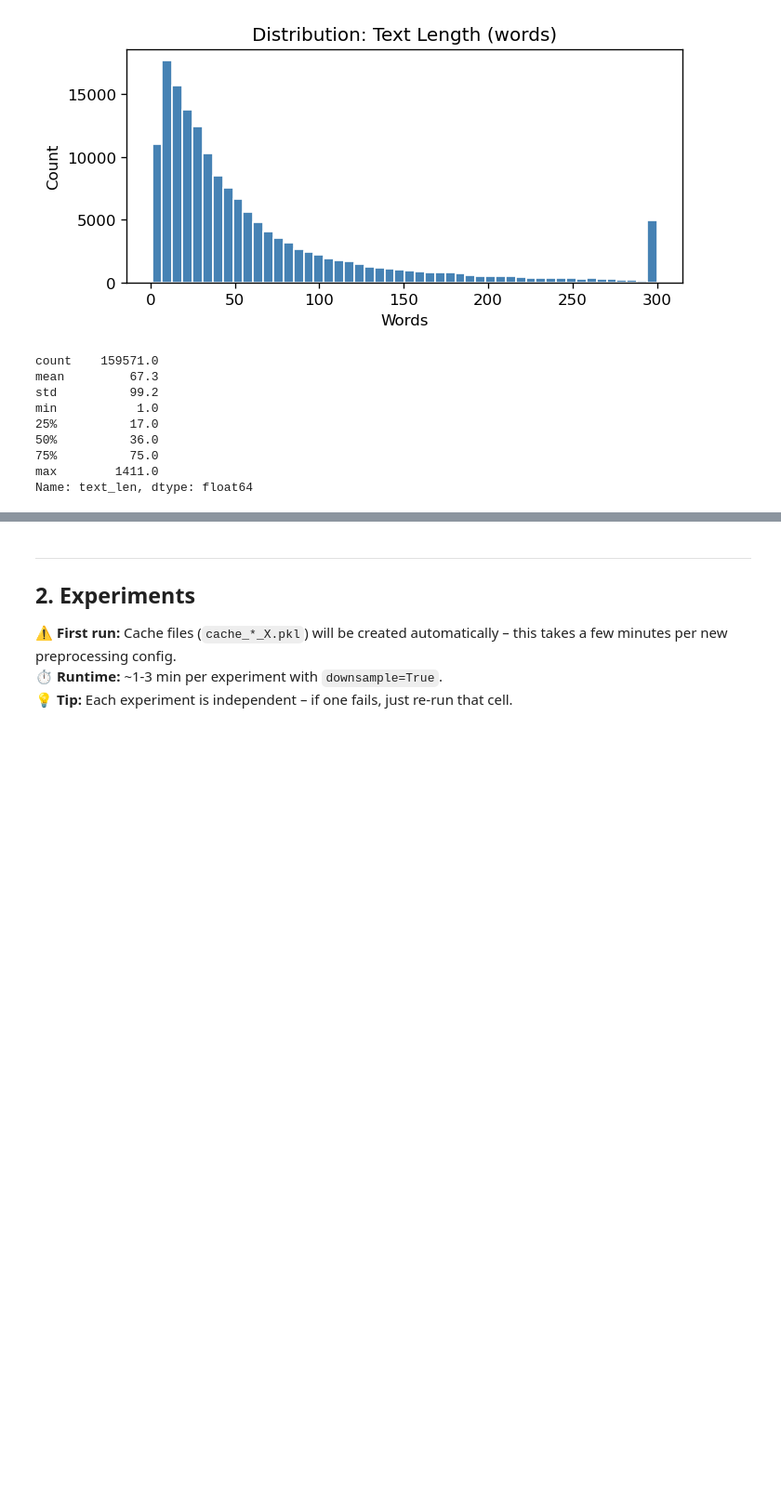
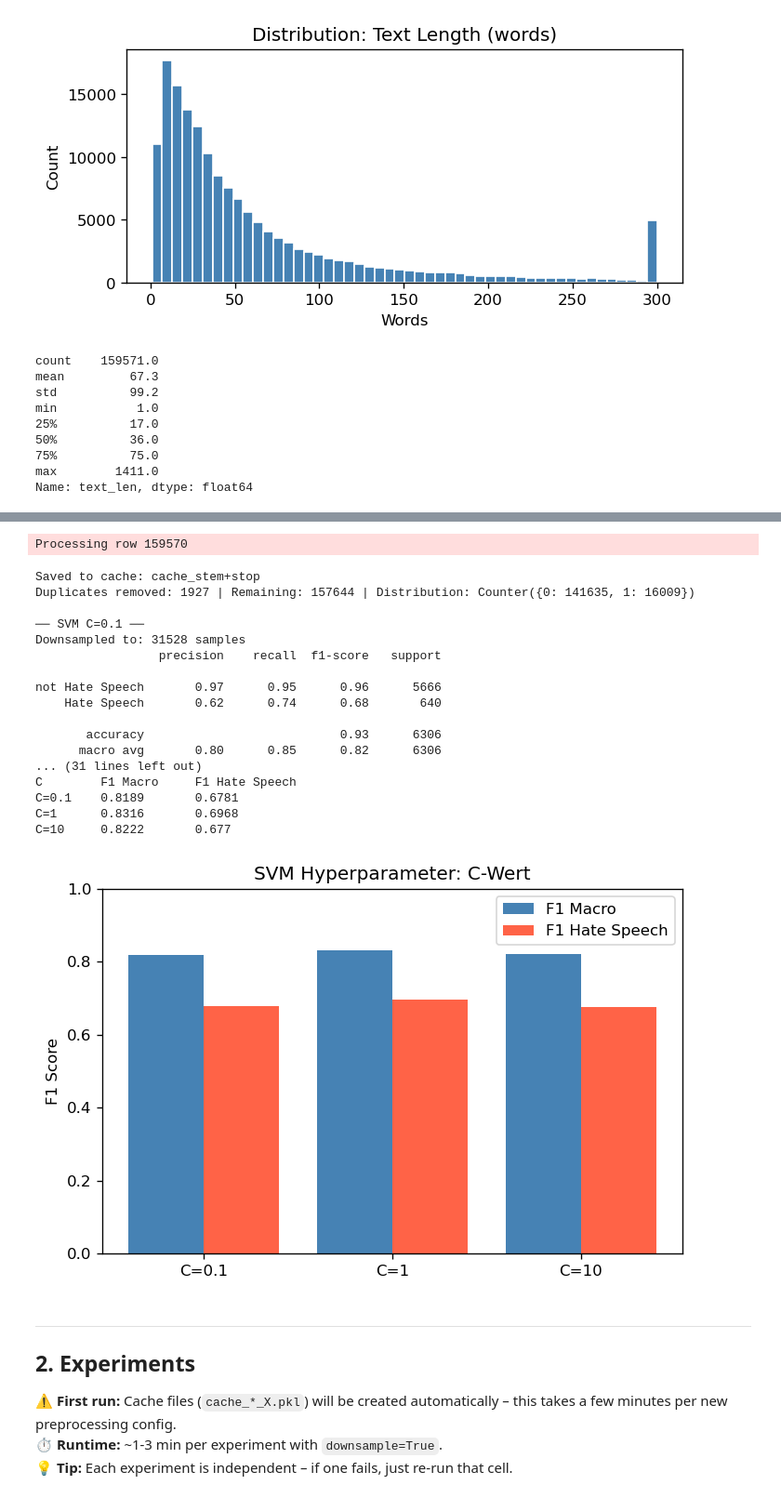
Before and after one commit to sarruja/NLP-Project1, a Jupyter notebook: project1_pipeline.ipynb, the cells around one changed output, grey strips where cells are left out. Shown at 93% size. Cells and saved outputs as stored; diff of their text form; code cells hidden in the pictures; blank space fills up the shorter version.

```diff
--- a/project1_pipeline.ipynb
+++ b/project1_pipeline.ipynb
@@ -122,3 +167,70 @@ Name: text_len, dtype: float64
+# %%
+# ─────────────────────────────────────────────
+# HYPERPARAMETER EXPERIMENT – SVM mit C=0.1, 1, 10
+# ─────────────────────────────────────────────
+from sklearn.svm import SVC
+
+# Daten und Vectorizer (Baseline-Setting)
+X_hp, Y_hp = load_and_preprocess(
+    train_file,
+    preprocess_fn=lambda t: preprocess(t, remove_stopwords=True, remove_numbers=True, do_stem=True),
+    cache_path='cache_stem+stop'
+)
+
+C_values = [0.1, 1, 10]
+hp_results = {}
+
+for C in C_values:
+    print(f"\n── SVM C={C} ──")
+    vectorizer = get_vectorizer('tfidf', max_features=1000)
+    model = SVC(C=C, class_weight='balanced', random_state=42)
+    hp_results[f'C={C}'] = run_experiment(X_hp, Y_hp, vectorizer, model, downsample=True, verbose=True)
+    print(f"F1 Macro: {hp_results[f'C={C}']['f1_macro']} | F1 Hate Speech: {hp_results[f'C={C}']['f1_hate_speech']}")
+
+# Übersicht
+print("\n=== Hyperparameter Übersicht ===")
+print(f"{'C':<8} {'F1 Macro':<12} {'F1 Hate Speech'}")
+for key, res in hp_results.items():
+    print(f"{key:<8} {res['f1_macro']:<12} {res['f1_hate_speech']}")
+
+# Visualisierung
+fig, ax = plt.subplots(figsize=(6, 4))
+labels = list(hp_results.keys())
+f1_macros = [hp_results[k]['f1_macro'] for k in labels]
+f1_hate = [hp_results[k]['f1_hate_speech'] for k in labels]
+
+x = range(len(labels))
+ax.bar([i - 0.2 for i in x], f1_macros, width=0.4, label='F1 Macro', color='steelblue')
+ax.bar([i + 0.2 for i in x], f1_hate, width=0.4, label='F1 Hate Speech', color='tomato')
+ax.set_xticks(list(x))
+ax.set_xticklabels(labels)
+ax.set_ylim(0, 1.0)
+ax.set_ylabel('F1 Score')
+ax.set_title('SVM Hyperparameter: C-Wert')
+ax.legend()
+plt.tight_layout()
+plt.savefig('fig_hyperparameter.png', bbox_inches='tight')
+plt.show()
+# %% [output]
+Processing row 159570
+Saved to cache: cache_stem+stop
+Duplicates removed: 1927 | Remaining: 157644 | Distribution: Counter({0: 141635, 1: 16009})
+
+── SVM C=0.1 ──
+Downsampled to: 31528 samples
+                 precision    recall  f1-score   support
+
+not Hate Speech       0.97      0.95      0.96      5666
+    Hate Speech       0.62      0.74      0.68       640
+
+       accuracy                           0.93      6306
+      macro avg       0.80      0.85      0.82      6306
+... (31 lines left out)
+C        F1 Macro     F1 Hate Speech
+C=0.1    0.8189       0.6781
+C=1      0.8316       0.6968
+C=10     0.8222       0.677
+[figure, added]
 # %% [markdown]
 ---
 ## 2. Experiments
```
Also changed, not shown: parts of 12 cells of this notebook.
